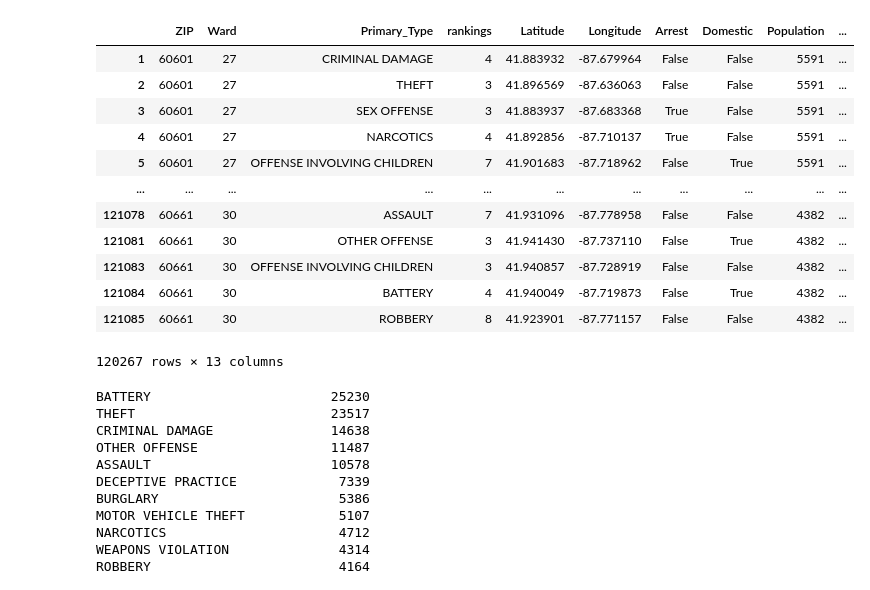
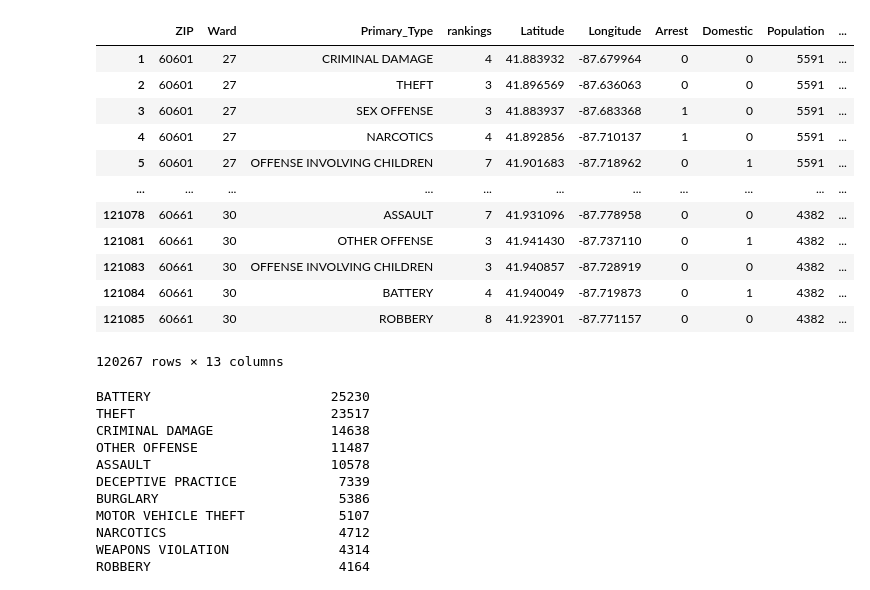
Before and after one commit to mmcdan13/capstone_project, a Jupyter notebook: Final_Chipotle_Neural_Network.ipynb, the cells around one changed output. Saved outputs shown, nothing was run; the diff lists cells and outputs as text; code cells hidden in the pictures.

```diff
--- a/Final_Chipotle_Neural_Network.ipynb
+++ b/Final_Chipotle_Neural_Network.ipynb
@@ -22,27 +23,27 @@ cleaned_crime.head()
 # %%
-cleaned_crime = cleaned_crime.drop(columns=['Unnamed: 0', 'state', 'location', 'address' ,'chip_latitude', 'chip_longitude'])
+cleaned_crime = cleaned_crime.drop(columns=['Unnamed: 0', 'state', 'location', 'address' ,'chip_latitude', 'chip_longitude', 'Arrest_1', 'Domestic_1'])
 cleaned_crime = cleaned_crime.dropna()
 cleaned_crime['National_Rank'] = cleaned_crime['National_Rank'].str.replace('#', '')
 cleaned_crime['National_Rank'] = cleaned_crime['National_Rank'].str.replace(',', '')
 cleaned_crime['National_Rank'] = cleaned_crime['National_Rank'].astype('int')
 cleaned_crime['People/Sq.Mile'] = cleaned_crime['People/Sq.Mile'].str.replace(',', '')
 cleaned_crime['People/Sq.Mile'] = cleaned_crime['People/Sq.Mile'].astype('float')
 cleaned_crime['Population'] = cleaned_crime['Population'].str.replace(',', '')
 cleaned_crime['Population'] = cleaned_crime['Population'].astype('int')
 cleaned_crime
 # %% [output]
 |  | ZIP | Ward | Primary_Type | rankings | Latitude | Longitude | Arrest | Domestic | Population | ... |
-| 1 | 60601 | 27 | CRIMINAL DAMAGE | 4 | 41.883932 | -87.679964 | False | False | 5591 | ... |
-| 2 | 60601 | 27 | THEFT | 3 | 41.896569 | -87.636063 | False | False | 5591 | ... |
-| 3 | 60601 | 27 | SEX OFFENSE | 3 | 41.883937 | -87.683368 | True | False | 5591 | ... |
-| 4 | 60601 | 27 | NARCOTICS | 4 | 41.892856 | -87.710137 | True | False | 5591 | ... |
-| 5 | 60601 | 27 | OFFENSE INVOLVING CHILDREN | 7 | 41.901683 | -87.718962 | False | True | 5591 | ... |
+| 1 | 60601 | 27 | CRIMINAL DAMAGE | 4 | 41.883932 | -87.679964 | 0 | 0 | 5591 | ... |
+| 2 | 60601 | 27 | THEFT | 3 | 41.896569 | -87.636063 | 0 | 0 | 5591 | ... |
+| 3 | 60601 | 27 | SEX OFFENSE | 3 | 41.883937 | -87.683368 | 1 | 0 | 5591 | ... |
+| 4 | 60601 | 27 | NARCOTICS | 4 | 41.892856 | -87.710137 | 1 | 0 | 5591 | ... |
+| 5 | 60601 | 27 | OFFENSE INVOLVING CHILDREN | 7 | 41.901683 | -87.718962 | 0 | 1 | 5591 | ... |
 | ... | ... | ... | ... | ... | ... | ... | ... | ... | ... | ... |
-| 121078 | 60661 | 30 | ASSAULT | 7 | 41.931096 | -87.778958 | False | False | 4382 | ... |
-| 121081 | 60661 | 30 | OTHER OFFENSE | 3 | 41.941430 | -87.737110 | False | True | 4382 | ... |
-| 121083 | 60661 | 30 | OFFENSE INVOLVING CHILDREN | 3 | 41.940857 | -87.728919 | False | False | 4382 | ... |
-| 121084 | 60661 | 30 | BATTERY | 4 | 41.940049 | -87.719873 | False | True | 4382 | ... |
-| 121085 | 60661 | 30 | ROBBERY | 8 | 41.923901 | -87.771157 | False | False | 4382 | ... |
+| 121078 | 60661 | 30 | ASSAULT | 7 | 41.931096 | -87.778958 | 0 | 0 | 4382 | ... |
+| 121081 | 60661 | 30 | OTHER OFFENSE | 3 | 41.941430 | -87.737110 | 0 | 1 | 4382 | ... |
+| 121083 | 60661 | 30 | OFFENSE INVOLVING CHILDREN | 3 | 41.940857 | -87.728919 | 0 | 0 | 4382 | ... |
+| 121084 | 60661 | 30 | BATTERY | 4 | 41.940049 | -87.719873 | 0 | 1 | 4382 | ... |
+| 121085 | 60661 | 30 | ROBBERY | 8 | 41.923901 | -87.771157 | 0 | 0 | 4382 | ... |
 120267 rows × 13 columns
 # %%
 primary_type = cleaned_crime.Primary_Type.value_counts()
```
Also changed, not shown: parts of 8 cells of this notebook, 28 other files.
